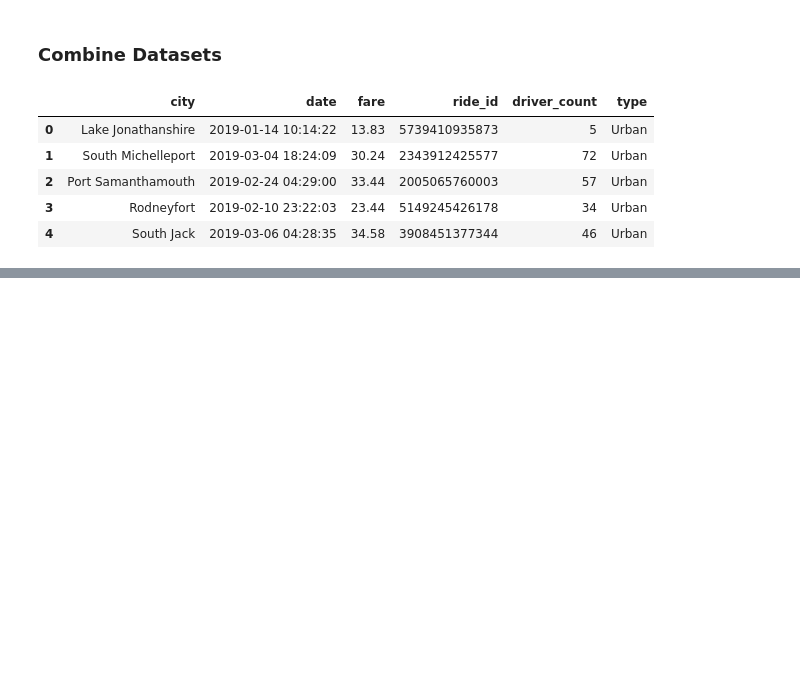
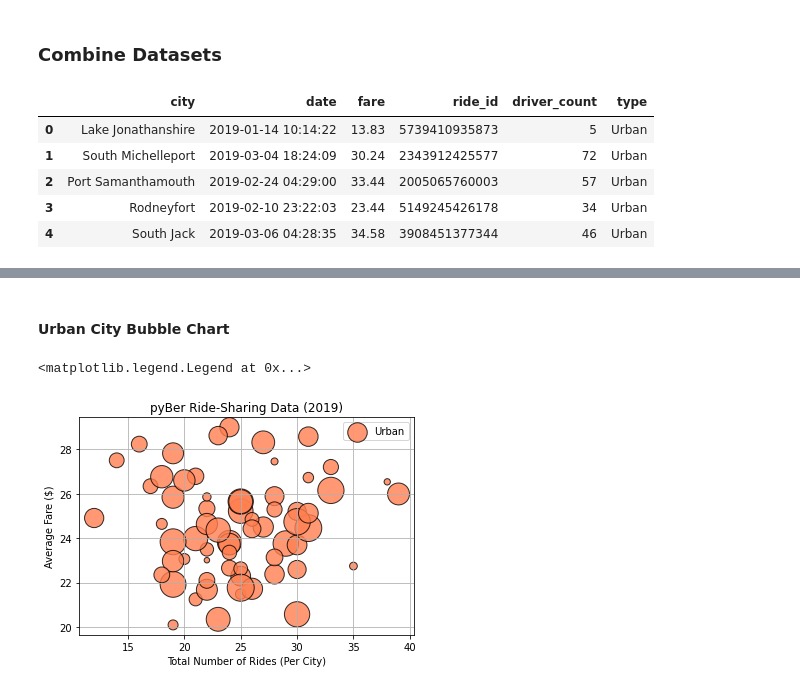
Before and after one commit to LukeMotley/PyBer_Analysis, a Jupyter notebook: PyBer.ipynb, the cells around one changed output, grey strips where cells are left out. Saved outputs shown, nothing was run; the diff lists cells and outputs as text; code cells hidden in the pictures; blank space fills up the shorter version.

```diff
--- a/PyBer.ipynb
+++ b/PyBer.ipynb
@@ -99,0 +108,50 @@ pyber_data_df.head()
+# %%
+# Create the DataFrames based on city.
+urban_cities_df = pyber_data_df[pyber_data_df["type"] == "Urban"]
+suburban_cities_df = pyber_data_df[pyber_data_df["type"] == "Suburban"]
+rural_cities_df = pyber_data_df[pyber_data_df["type"] == "Rural"]
+# %%
+# Get the number of rides for each city type
+# Urban cities
+urban_ride_count = urban_cities_df.groupby(["city"]).count()["ride_id"]
+
+# Suburban cities
+suburban_ride_count = suburban_cities_df.groupby(["city"]).count()["ride_id"]
+
+# Rural cities
+rural_ride_count = rural_cities_df.groupby(["city"]).count()["ride_id"]
+# %%
+# Get the average fare for each city in each of the types of cities.
+# Urban
+urban_avg_fare = urban_cities_df.groupby(["city"]).mean()["fare"]
+urban_avg_fare.head()
+# Suburban
+suburban_avg_fare = suburban_cities_df.groupby(["city"]).mean()["fare"]
+# Rural
+rural_avg_fare = rural_cities_df.groupby(["city"]).mean()["fare"]
+# %%
+# Get the average number of drivers for each city of each city type.
+# Urban
+urban_driver_count = urban_cities_df.groupby(["city"]).mean()["driver_count"]
+urban_driver_count
+# Suburban
+suburban_driver_count = suburban_cities_df.groupby(["city"]).mean()["driver_count"]
+# Rural
+rural_driver_count = rural_cities_df.groupby(["city"]).mean()["driver_count"]
+# %% [markdown]
+#### Urban City Bubble Chart
+# %%
+# Build the scatter plots for urban cities.
+plt.scatter(urban_ride_count,
+            urban_avg_fare, s=10 * urban_driver_count,
+            c="coral", edgecolor="black",
+            linewidth=1,alpha=0.8, label="Urban")
+plt.title("pyBer Ride-Sharing Data (2019)")
+plt.ylabel("Average Fare ($)")
+plt.xlabel("Total Number of Rides (Per City)")
+plt.grid(True)
+# Add a legend.
+plt.legend()
+# %% [output]
+<matplotlib.legend.Legend at 0x...>
+[figure, added]
```
Also changed, not shown: parts of 8 cells of this notebook, 1 other file.
